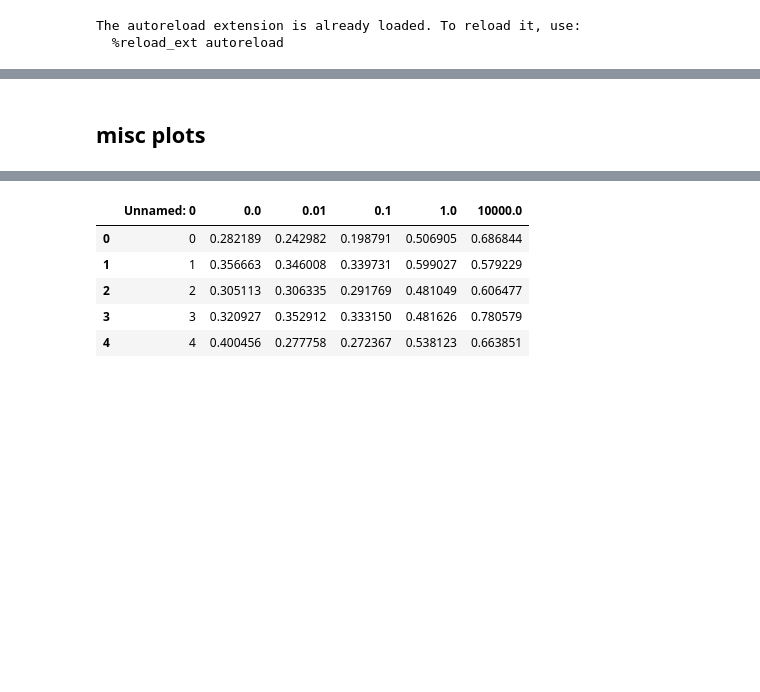
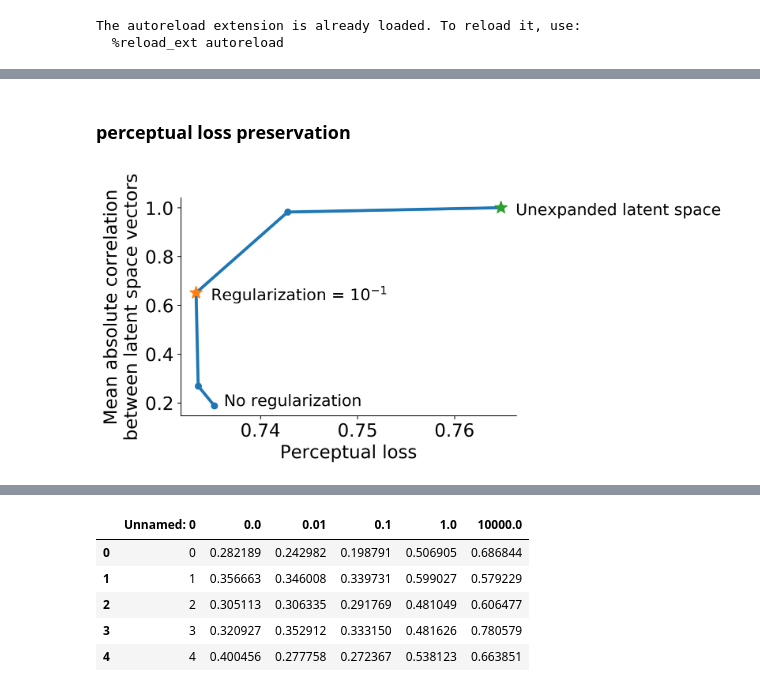
Before and after one commit to csinva/matching-with-gans, a Jupyter notebook: projection_manipulation/09_analyze_projections.ipynb, the cells around one changed output, grey strips where cells are left out. Cells and saved outputs as stored; diff of their text form; code cells hidden in the pictures; blank space fills up the shorter version.

Commit message:
add processed df

```diff
--- a/projection_manipulation/09_analyze_projections.ipynb
+++ b/projection_manipulation/09_analyze_projections.ipynb
@@ -92,13 +59,0 @@ plt.grid()
-# %%
-from process_latents import ks
-import data
-
-
-df = pd.read_pickle('processed/09_df_99.pkl')
-df = df[[k for k in df.keys() if not 'lab' in k]] # add in new labs
-labs, labs_full = data.load_labs()
-labs = labs[:df.shape[0]]
-
-# print(labs.head())
-for k in labs.keys():
-    df[k] = labs[k].values
@@ -117,0 +62,11 @@ Index(['5_o_Clock_Shadow', 'Arched_Eyebrows', 'Attractive', 'Bags_Under_Eyes',
+# %%
+latents_processed_file = oj(DIR_PROCESSED, 'processed_latents_300.pkl')
+df = pd.read_pickle(latents_processed_file)
+reg_params = df_latents.reg_param.unique()
+n = int(df.shape[0] / reg_params.size)
+
+# add in all the label keys
+df_labs = data.load_all_labs()[:n]
+for reg_param in reg_params:
+    for k in df_labs.keys():
+        df.loc[df.reg_param == reg_param, k] = df_labs[k]
@@ -162,18 +85,30 @@ plot_bars(accs, 'Accuracy')
-# %% [markdown]
-## misc plots
+# %% [markdown]
+### perceptual loss preservation
 # %%
 plt.figure(dpi=300)
-# plot means
 means = df.groupby('reg_param').mean().reset_index()
-# print(means)
 plt.plot(means['perceptual_loss'], means['mean_abs_corr'], 'o-')
+
+# annotate 0
 r0 = means.iloc[0]
 (x0, y0) = r0['perceptual_loss'] + 1e-3, r0['mean_abs_corr']
 plt.text(x0, y0, 'No regularization')
+
+# annotate 1
 r1 = means.iloc[2]
 (x1, y1) = r1['perceptual_loss'] + 1.5e-3, r1['mean_abs_corr'] - 3e-2
 plt.plot(r1['perceptual_loss'], r1['mean_abs_corr'], marker='*', ms=13)
 plt.text(x1, y1, 'Regularization = $10^{-1}$')
+
+# annotate 2
+r1 = means.iloc[-1]
+(x1, y1) = r1['perceptual_loss'] + 1.5e-3, r1['mean_abs_corr'] - 3e-2
+plt.plot(r1['perceptual_loss'], r1['mean_abs_corr'], marker='*', ms=13)
+plt.text(x1, y1, 'Unexpanded latent space')
+
 plt.ylabel('Mean absolute correlation\nbetween latent space vectors')
 plt.xlabel('Perceptual loss')
+util.savefig('projection_perceptual_loss')
 plt.show()
+# %% [output]
+[figure, added]
```
Also changed, not shown: parts of 32 cells of this notebook, 6 other files.
